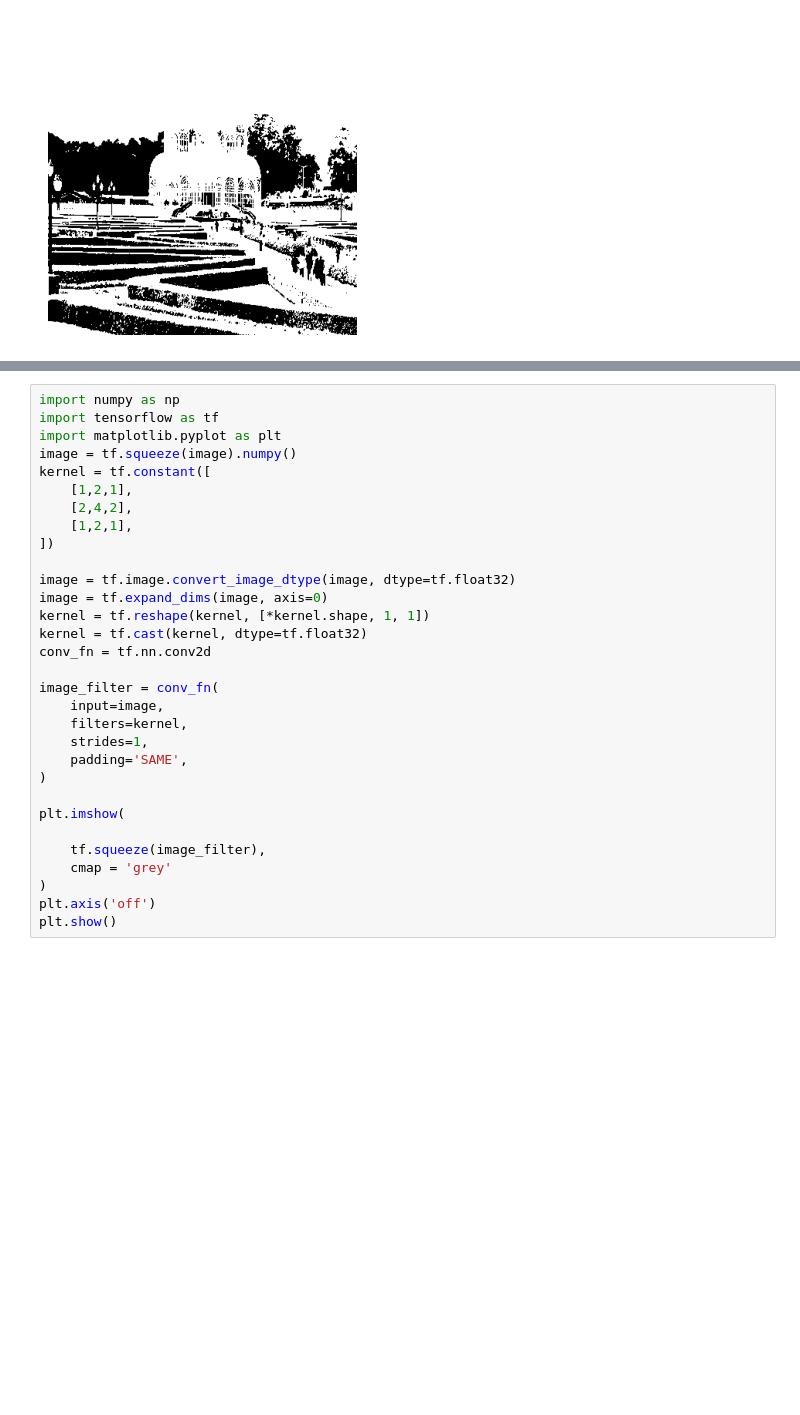
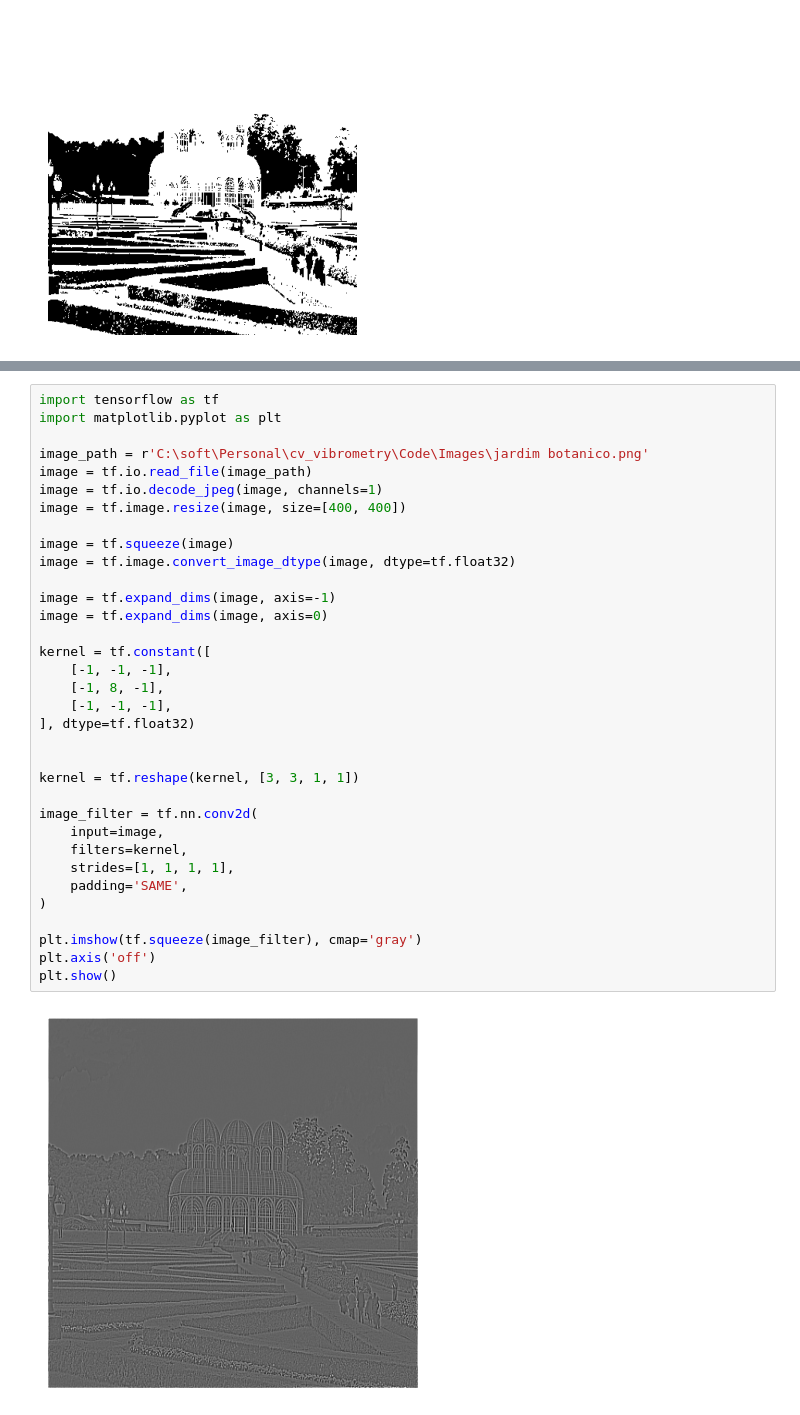
Before and after one commit to mumiavini/cv_vibrometry, a Jupyter notebook: Code/interesting.ipynb, the cells around one changed output, grey strips where cells are left out. Cells and saved outputs as stored; diff of their text form; blank space fills up the shorter version.

Commit message:
Applying cv studies into a nef image, basically testing new thangs

```diff
--- a/Code/interesting.ipynb
+++ b/Code/interesting.ipynb
@@ -128,34 +127,39 @@ Error:
 # %%
-import numpy as np
 import tensorflow as tf
 import matplotlib.pyplot as plt
-image = tf.squeeze(image).numpy()
+
+image_path = r'C:\soft\Personal\cv_vibrometry\Code\Images\jardim botanico.png'
+image = tf.io.read_file(image_path)
+image = tf.io.decode_jpeg(image, channels=1)
+image = tf.image.resize(image, size=[400, 400])
+
+image = tf.squeeze(image)
+image = tf.image.convert_image_dtype(image, dtype=tf.float32)
+
+image = tf.expand_dims(image, axis=-1)
+image = tf.expand_dims(image, axis=0)
+
 kernel = tf.constant([
-    [1,2,1],
-    [2,4,2],
-    [1,2,1],
-])
+    [-1, -1, -1],
+    [-1, 8, -1],
+    [-1, -1, -1],
+], dtype=tf.float32)
 
-image = tf.image.convert_image_dtype(image, dtype=tf.float32)
-image = tf.expand_dims(image, axis=0)
-kernel = tf.reshape(kernel, [*kernel.shape, 1, 1])
-kernel = tf.cast(kernel, dtype=tf.float32)
-conv_fn = tf.nn.conv2d
 
-image_filter = conv_fn(
+kernel = tf.reshape(kernel, [3, 3, 1, 1])
+
+image_filter = tf.nn.conv2d(
     input=image,
     filters=kernel,
-    strides=1,
+    strides=[1, 1, 1, 1],
     padding='SAME',
 )
 
-plt.imshow(
-
-    tf.squeeze(image_filter),
-    cmap = 'grey'
-)
+plt.imshow(tf.squeeze(image_filter), cmap='gray')
 plt.axis('off')
 plt.show()
+# %% [output]
+[figure, added]
 # %%
 
 relu_fn = tf.nn.relu
```
Also changed, not shown: parts of 4 cells of this notebook, 1 other file.
